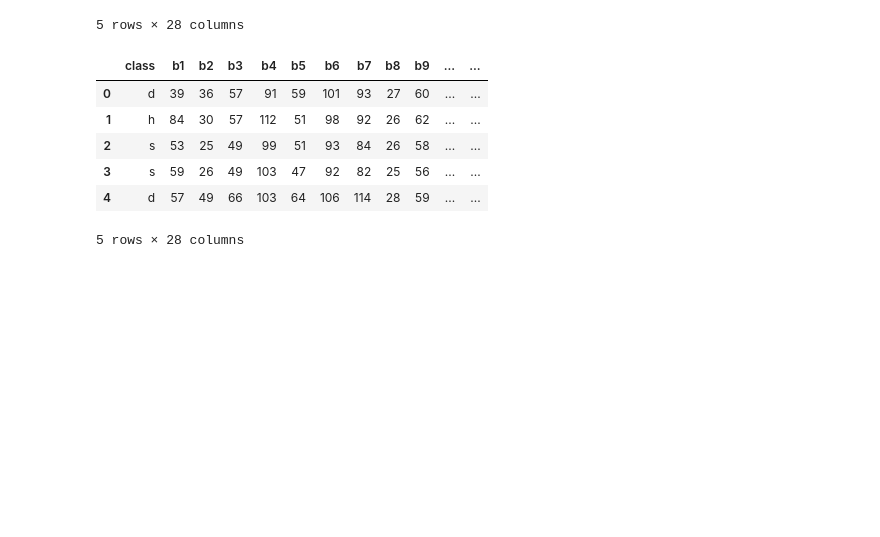
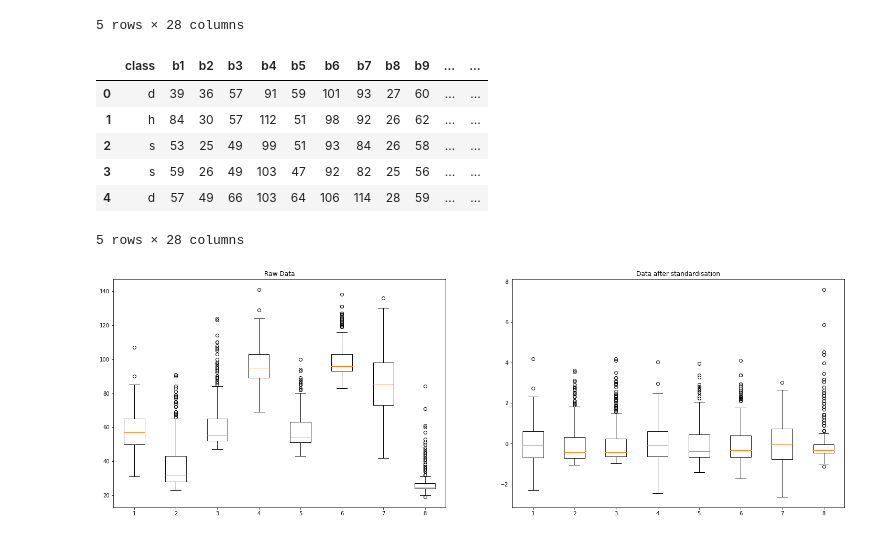
Before and after one commit to Sunthas515/420-1, a Jupyter notebook: Assessment 1A/Question2.ipynb, the cells around one changed output. Saved outputs shown, nothing was run; the diff lists cells and outputs as text; code cells hidden in the pictures; blank space fills up the shorter version.

```diff
--- a/Assessment 1A/Question2.ipynb
+++ b/Assessment 1A/Question2.ipynb
@@ -31,3 +31,26 @@ test.head()
 | 3 | s | 59 | 26 | 49 | 103 | 47 | 92 | 82 | 25 | 56 | ... | ... |
 | 4 | d | 57 | 49 | 66 | 103 | 64 | 106 | 114 | 28 | 59 | ... | ... |
 5 rows × 28 columns
+# %%
+# get the data, we'll just grab 2 dimensions
+X = train.iloc[:, 1:9].to_numpy()
+train.iloc[:, 0] = train.iloc[:, 0].astype("category")
+Y = train.iloc[:, 0].cat.codes.to_numpy()
+
+# plot box plot for the data
+fig = plt.figure(figsize=[25, 8])
+ax = fig.add_subplot(1, 2, 1)
+ax.boxplot(X)
+ax.set_title('Raw Data')
+
+# standardise data
+mu = numpy.mean(X, 0)
+sigma = numpy.std(X, 0)
+X = (X - mu) / sigma
+
+# box plot after standardisation
+ax = fig.add_subplot(1, 2, 2)
+ax.boxplot(X)
+ax.set_title('Data after standardisation');
+# %% [output]
+[figure, added]
```
